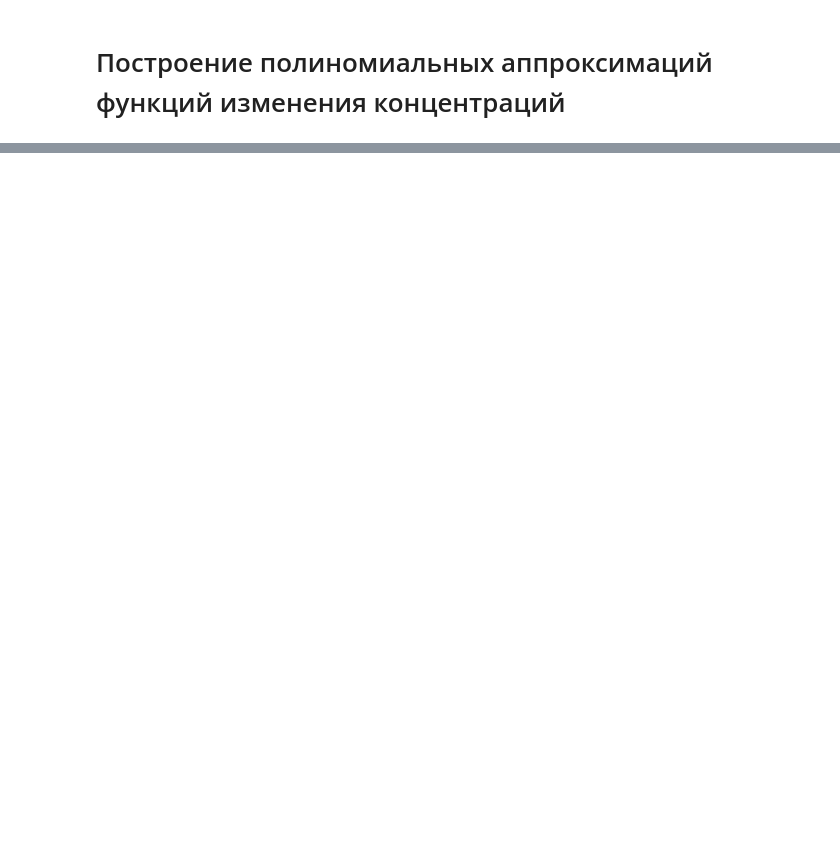
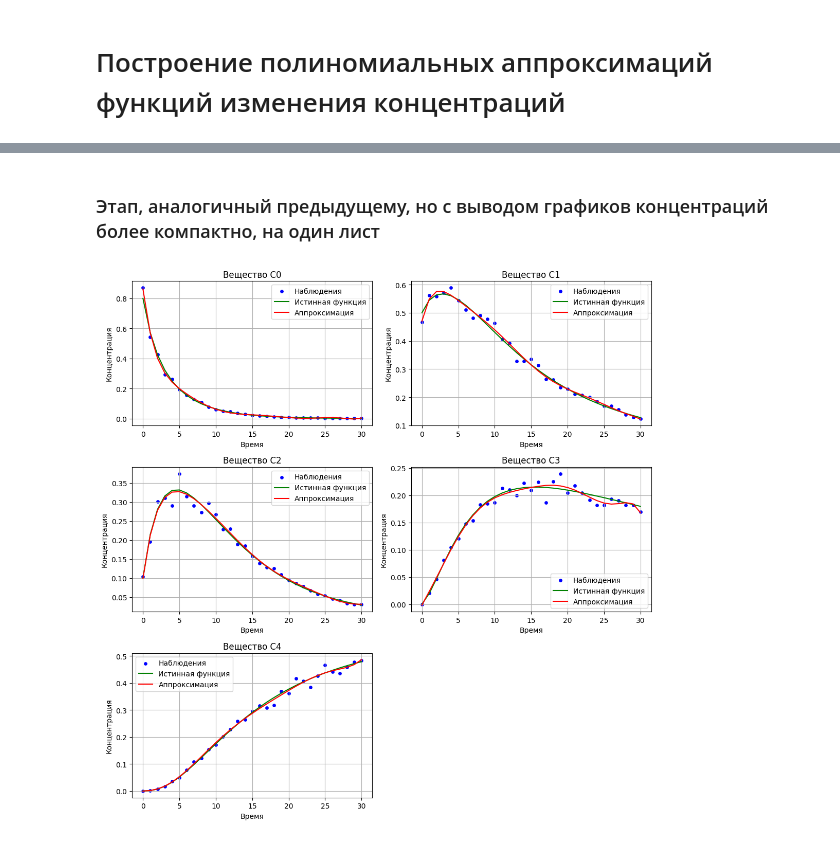
Before and after one commit to Lirik-17/Chemistry, a Jupyter notebook: My_chem_gen/Approx_and_visual.ipynb, the cells around one changed output, grey strips where cells are left out. Drawn from its saved outputs; the diff is of its cells as text; code cells hidden in the pictures; blank space fills up the shorter version.

```diff
--- a/My_chem_gen/Approx_and_visual.ipynb
+++ b/My_chem_gen/Approx_and_visual.ipynb
@@ -192,0 +216,14 @@ for i in range(N_SUBSTANCE):
+# %%
+# Функция для форматирования полинома
+def format_polynomial(coefficients):
+    terms = []
+    for power, coef in enumerate(coefficients):
+        if abs(coef) > 1e-10:  # Пропускать практически нулевые коэффициенты
+            term = f"{coef:.5e}" if power == 0 else f"{coef:.5e}x^{power}"
+            terms.append(term)
+    return " + ".join(terms).replace("+ -", "- ")  # Убираем лишние плюсы перед отрицательными числами
+
+# Генерация и вывод полиномов
+for i, coeffs in enumerate(reaction_poly_coeffs):
+    print(f"C{i}(t) = ", end='')
+    print(format_polynomial(coeffs))
@@ -193 +236,44 @@ for i in range(N_SUBSTANCE):
+# %% [markdown]
+### Этап, аналогичный предыдущему, но с выводом графиков концентраций более компактно, на один лист
+# %%
+# Преобразование признаков в полиномиальные
+poly = PolynomialFeatures(degree=8)
+t_poly = poly.fit_transform(time_vec)
+
+# Определяем количество строк и столбцов для сетки графиков
+rows, cols = (3, 2)  # Подходит для N_SUBSTANCE = 6
+fig, axes = plt.subplots(rows, cols, figsize=(11,11))  # Размер общего окна
+
+# Перебираем вещества и оси для графиков
+for i in range(N_SUBSTANCE):
+    y = sol.y[i].reshape(-1, 1)  # значения функции как 2D массив
+
+    # Создаем и обучаем модель полиномиальной регрессии
+    model = LinearRegression()
+    model.fit(t_poly, y)
+    y_pred = model.predict(t_poly)
+
+    # Определяем текущую ось
+    ax = axes[i // cols, i % cols]
+
+    # Строим график
+    ax.scatter(time_vec, y, color='blue', label='Наблюдения', s=15)
+    ax.plot(sol.t, true_values[i], color='green', label=f'Истинная функция')
+    ax.plot(time_vec, y_pred, color='red', label='Аппроксимация')
+
+    # Настройка графика
+    ax.set_title(f'Вещество C{i}')
+    ax.set_xlabel('Время')
+    ax.set_ylabel('Концентрация')
+    ax.legend()
+    ax.grid()
+
+# Убираем пустые графики, если их больше нет
+for j in range(N_SUBSTANCE, rows * cols):
+    fig.delaxes(axes[j // cols, j % cols])
+
+plt.tight_layout()  # Автоматическая подгонка расстояний
+plt.show()
+# %% [output]
+[figure, added]
 # %% [markdown]
```
Also changed, not shown: parts of 17 cells of this notebook.
